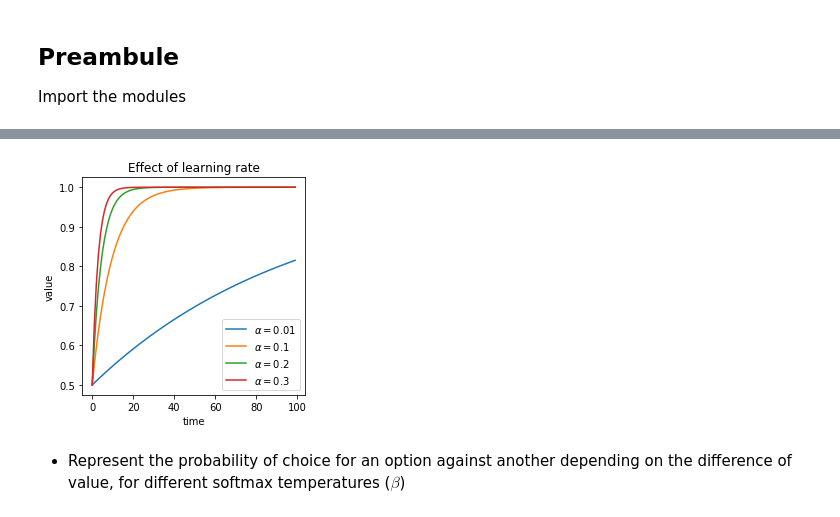
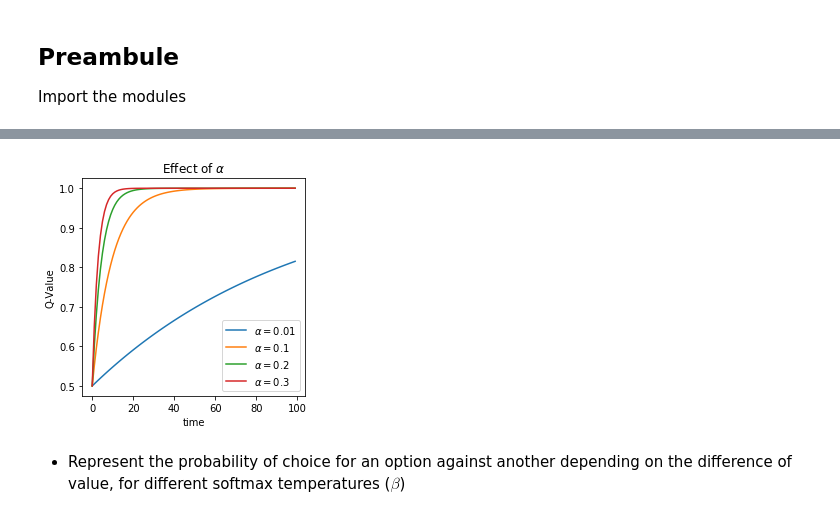
Before and after one commit to AurelienNioche/LectureCognitiveModeling, a Jupyter notebook: main.ipynb, the cells around one changed output, grey strips where cells are left out. Cells and saved outputs as stored; diff of their text form; code cells hidden in the pictures.

```diff
--- a/main.ipynb
+++ b/main.ipynb
@@ -230,30 +227,27 @@ Q^{t+1}(i) = Q^t(i) + \alpha(s - Q^t(i))
 \end{equation}
 # %%
 class RW(Random):
-
     """
     Rescola-Wagner
     """
 
-    param_labels = ("alpha", "beta")
-    fit_bounds = (0.01, 1), (0.05, 1)
-    xp_bounds = (0.1, 0.25), (0.01, 0.15)
+    param_labels = (r"$\alpha$", r"$\beta$")
+    fit_bounds = (0.0, 1.0), (1.0, 20.0),
 
-    def __init__(self, q_learning_rate, q_temp, initial_value=0.5):
+    def __init__(self, q_alpha, q_beta, initial_value=0.5):
         super().__init__()
         self.q_values = np.full(N, initial_value)
-        self.q_learning_rate = q_learning_rate
-        self.q_temp = q_temp
+        self.q_alpha = q_alpha
+        self.q_beta = q_beta
 
     def decision_rule(self):
-
-        p_soft = np.exp(self.q_values / self.q_temp) / \
-                 np.sum(np.exp(self.q_values / self.q_temp))
+        p_soft = np.exp(self.q_beta * self.q_values) / \
+                 np.sum(np.exp(self.q_beta * self.q_values))
         return p_soft
 
     def updating_rule(self, option, success):
         self.q_values[option] += \
-            self.q_learning_rate * (success - self.q_values[option])
+            self.q_alpha * (success - self.q_values[option])
 # %% [markdown]
 <img src="img/status_quo.jpg" width=300>
 
@@ -339,33 +333,32 @@ but it should done for ALL the models.
 In our case, we can:
 * Represent the q-values over time for different learning rates ($\alpha$)
 # %%
-def rw_learning_rate_effect(param_values, n_iteration=100):
+def rw_alpha_effect(param_values, n_iteration=100):
 
     n_param_values = len(param_values)
 
     values = np.zeros((n_iteration, n_param_values))
 
     for i in range(n_param_values):
-        alpha = param_values[i]
         agent = RW(
-            q_learning_rate=alpha,
-            q_temp=None)
+            q_alpha=param_values[i],
+            q_beta=None)
         for t in range(n_iteration):
 
             values[t, i] = agent.q_values[0]
             agent.learn(option=0, success=1)
 
     return values
 
 
 # Get data
 PARAM_VALUES = (0.01, 0.1, 0.2, 0.3)
-Y_VALUES = rw_learning_rate_effect(PARAM_VALUES)
+Y_VALUES = rw_alpha_effect(PARAM_VALUES)
 
 # Plot
-plot.learning_rate(param_values=PARAM_VALUES, y_values=Y_VALUES)
+plot.rw_alpha(param_values=PARAM_VALUES, y_values=Y_VALUES)
 # %% [output]
-[figure, old version]
+[figure, new version]
 # %% [markdown]
  * Represent the probability of choice for an option against another depending on the difference of value, for different softmax temperatures ($\beta$)
 # %%
```
Also changed, not shown: parts of 23 cells of this notebook, 7 other files.
